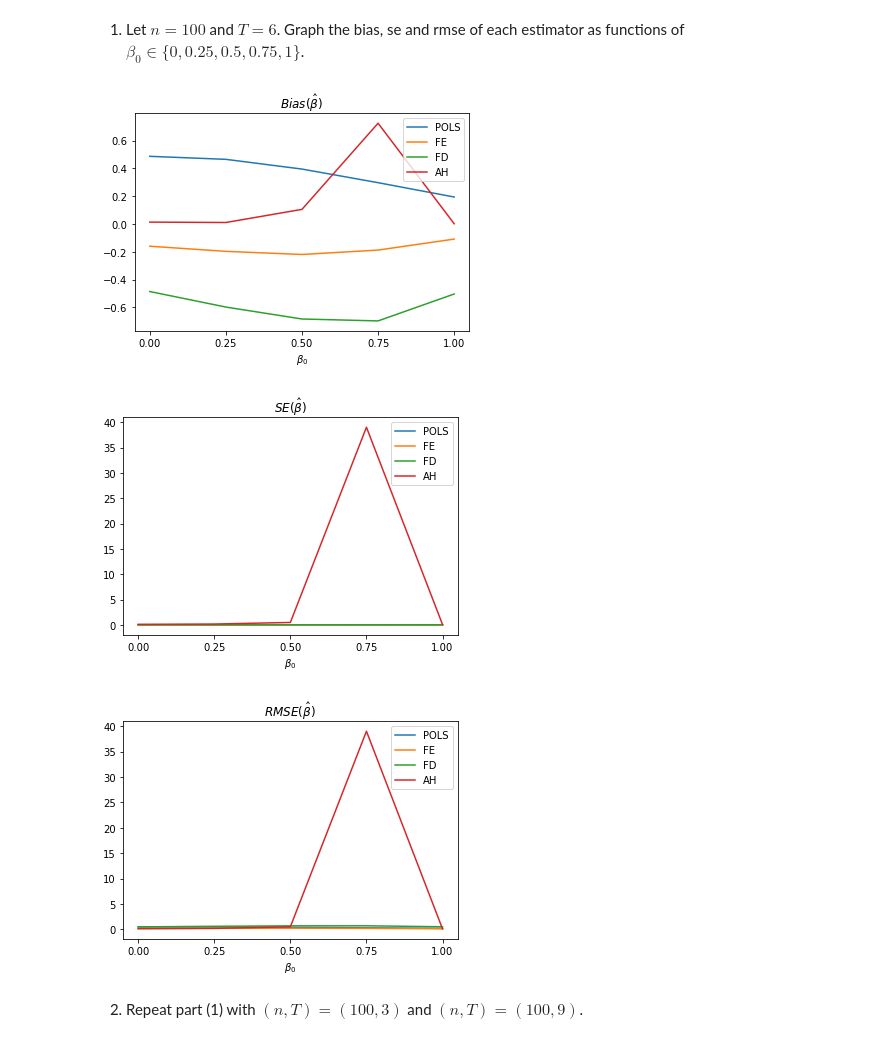
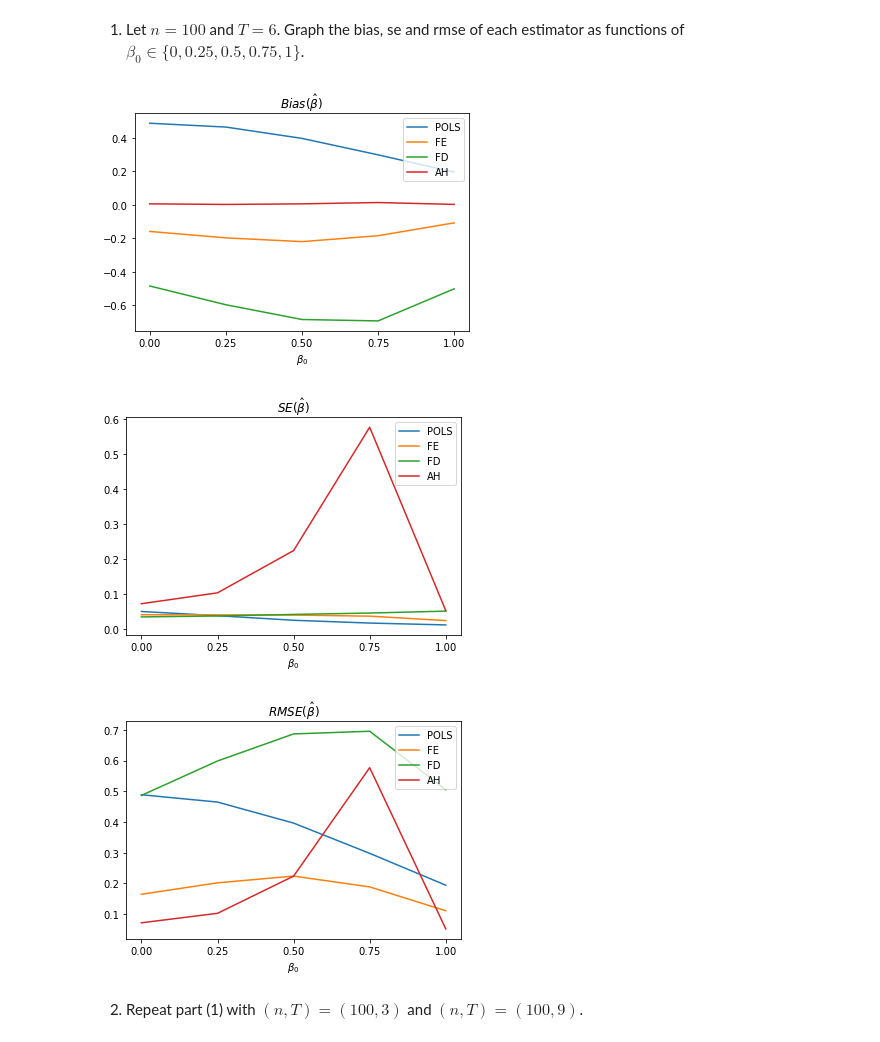
Before and after one commit to Econ522/ps1-kayancheng, a Jupyter notebook: PS1.ipynb, the cells around one changed output. Saved outputs shown, nothing was run; the diff lists cells and outputs as text; code cells hidden in the pictures.

Commit message:
Change instrument to level

```diff
--- a/PS1.ipynb
+++ b/PS1.ipynb
@@ -102,13 +102,13 @@ def simulation(n, T):
             b_h_fd_list.append(b_h_fd.flat[0])
 
             #AH
-            y_tm2_delta_2 =  y_tm1_delta[:-1] #t: 1 to 4
-            y_tm1_delta_2 = y_tm1_delta[1:] #have to give up t = 1 i.e. t : 2 to 5
-            y_t_delta_2 = y_t_delta[1:] #t: 3 to 6
+            y_tm2 = y_tm1_df[:-2] #level t: from 0 to 4
+            y_tm1_delta_2 =y_tm1_delta #have to give up t = 1 i.e. t : 1 to 5
+            y_t_delta_2 = y_t_delta #t: 2 to 6
 
-            y_tm2_ah = np.asmatrix( y_tm2_delta_2.melt(value_name='yitm2').drop('variable', axis = 1) ) #melt to stack nT*1, t:1 to 4
-            y_tm1_ah = np.asmatrix( y_tm1_delta_2.melt(value_name='yitm1').drop('variable', axis = 1) ) #melt to stack nT*1, t:2 to 5
-            y_t_ah = np.asmatrix( y_t_delta_2.melt(value_name='yit').drop('variable', axis = 1) ) #t : 3 to 6
+            y_tm2_ah = np.asmatrix( y_tm2.melt(value_name='yitm2').drop('variable', axis = 1) ) #melt to stack nT*1, t:0 to 4
+            y_tm1_ah = np.asmatrix( y_tm1_delta_2.melt(value_name='yitm1').drop('variable', axis = 1) ) #melt to stack nT*1, t:1 to 5
+            y_t_ah = np.asmatrix( y_t_delta_2.melt(value_name='yit').drop('variable', axis = 1) ) #t : 2 to 6
             b_h_ah = (y_tm2_ah.T @ y_tm1_ah).I @ (y_tm2_ah.T @ y_t_ah)
             b_h_ah_list.append(b_h_ah.flat[0])
 
@@ -116,36 +116,36 @@ def simulation(n, T):
 
         for i in range(len(est_name)):
 
             name = est_name[i]
 
             if b_0_i == b_0[0]:
                 bias_results[name] = []
                 se_results[name] = []
                 rmse_results[name] = []
 
             b_h_list = combined_b_h_list[i]
             bias_r = bias(b_h_list, b_0_i)
             se_r = se(b_h_list)
             rmse_r = rmse(bias_r, se_r)
             bias_results[name].append(bias_r)
             se_results[name].append(se_r)
             rmse_results[name].append(rmse_r)
 
     #Plotting the graph
     pd.DataFrame(bias_results, index = b_0).plot(title=r"$Bias(\hat{\beta})$",
                                                  xlabel = r"$\beta_{0}$", xticks = b_0)
     pd.DataFrame(se_results, index = b_0).plot(title = r"$SE(\hat{\beta})$",
                                                xlabel = r"$\beta_{0}$", xticks = b_0)
     pd.DataFrame(rmse_results, index = b_0).plot(title = r"$RMSE(\hat{\beta})$",
                                                  xlabel = r"$\beta_{0}$", xticks = b_0)
 
 
 #Run the function on the first set of (n, T)
 simulation(n = n, T = T)
 # %% [output]
-[figure, old version]
+[figure, new version]
-[figure, old version]
+[figure, new version]
-[figure, old version]
+[figure, new version]
 # %% [markdown]
 2. Repeat part (1) with $(n,T)=(100,3)$ and $(n,T)=(100,9)$.
 # %%
```
Also changed, not shown: parts of 4 cells of this notebook.
